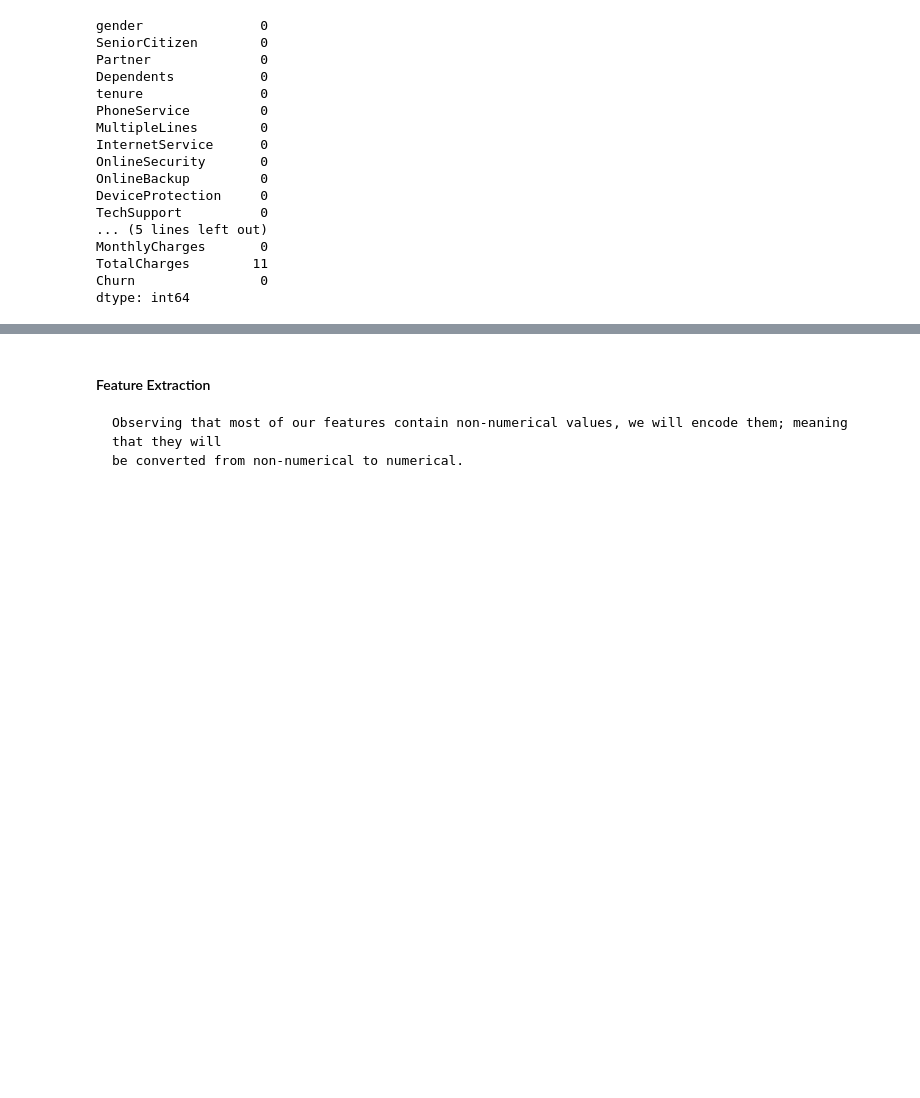
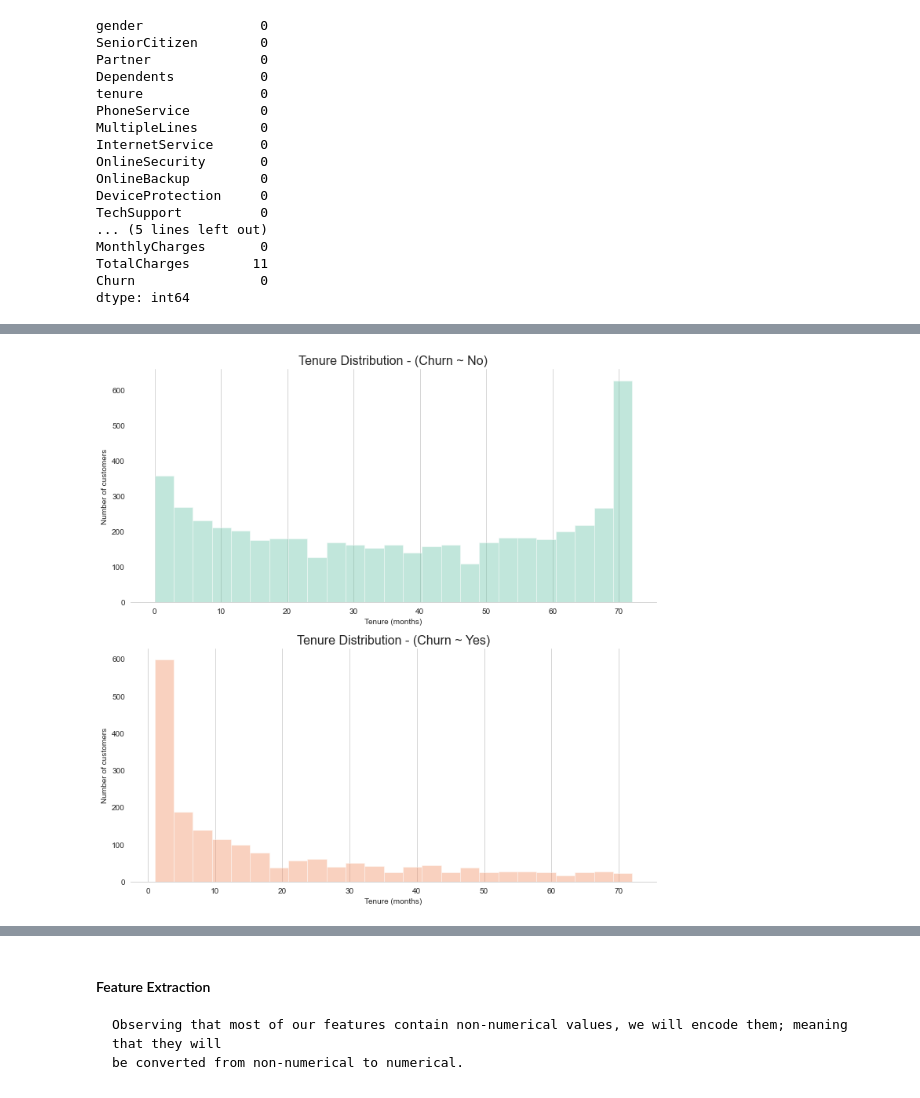
Before and after one commit to Masupa/Customer-Churn-Model, a Jupyter notebook: Customer_Churn.ipynb, the cells around one changed output, grey strips where cells are left out. Saved outputs shown, nothing was run; the diff lists cells and outputs as text; code cells hidden in the pictures; blank space fills up the shorter version.

```diff
--- a/Customer_Churn.ipynb
+++ b/Customer_Churn.ipynb
@@ -80,0 +237,12 @@ data = df.copy()
+# %%
+paired_distribution(
+    df[churn_mask]['tenure'],
+    df[~churn_mask]['tenure'],
+    title_one="Tenure Distribution - (Churn ~ No)",
+    title_two="Tenure Distribution - (Churn ~ Yes)",
+    xlabel_one="Tenure (months)",
+    xlabel_two="Tenure (months)",
+    fig_name="tenure_churn_dist.png",
+    sharey=False)
+# %% [output]
+[figure, added]
```
Also changed, not shown: parts of 41 cells of this notebook.
